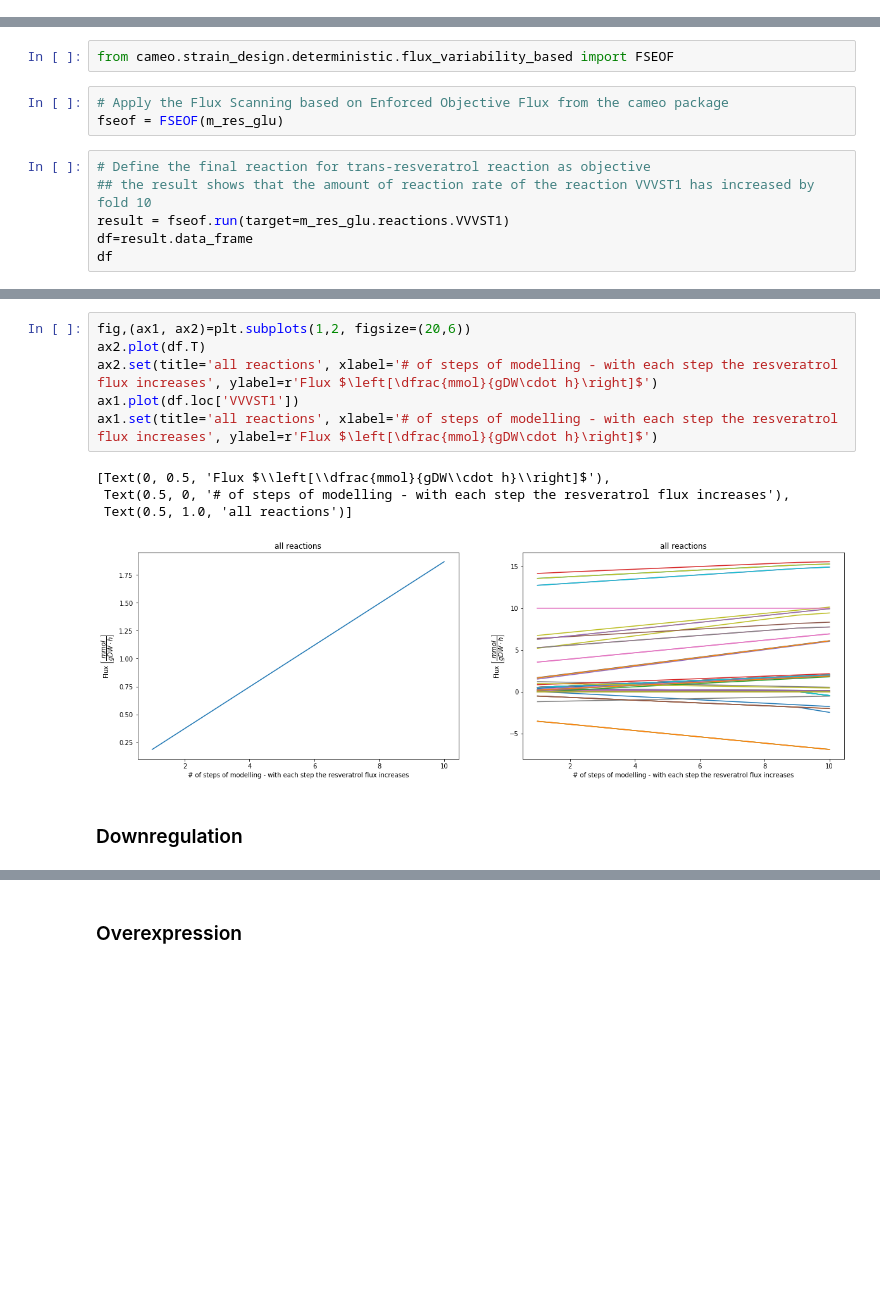
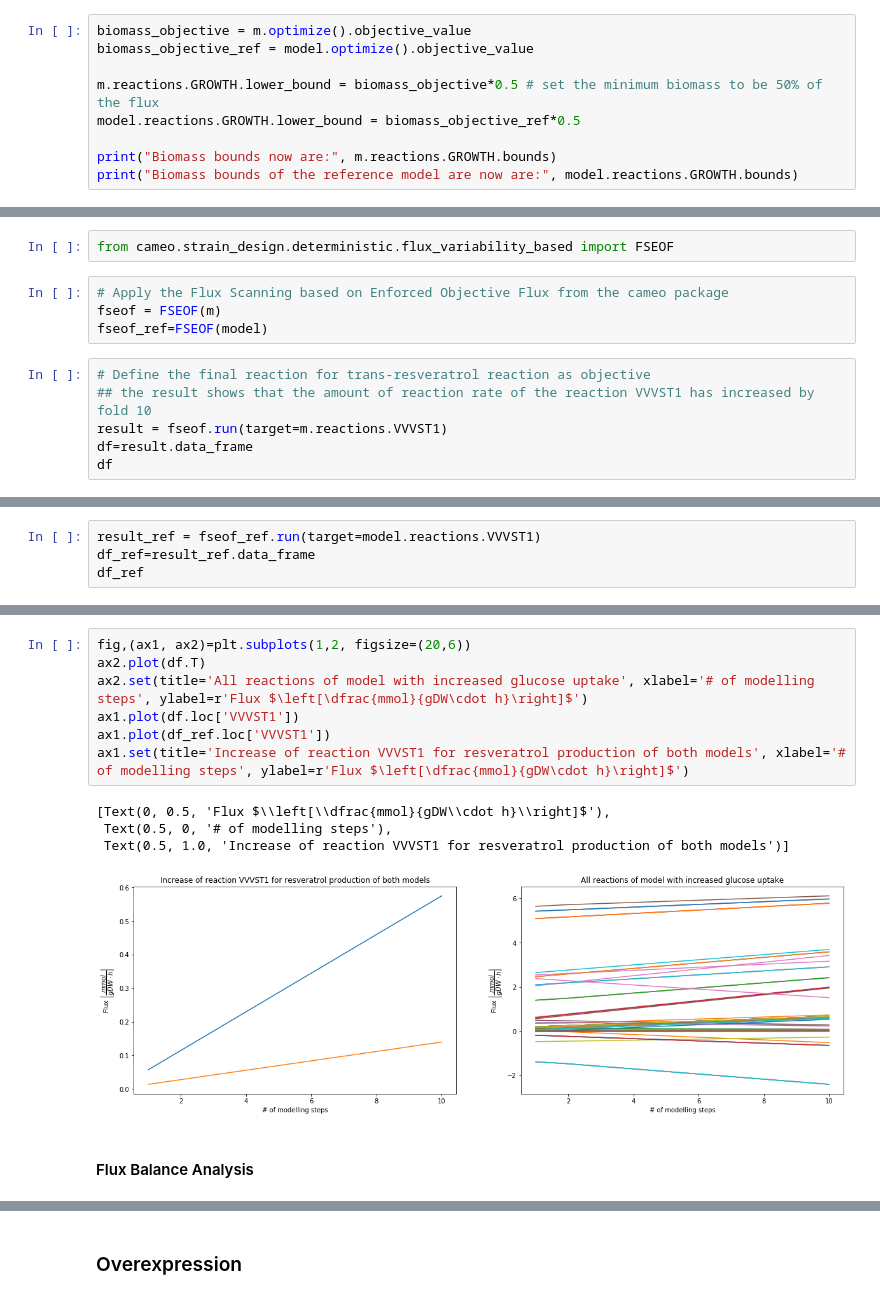
Before and after one commit to 27410/27410-group-assigment-group-4-resveratrol-in-s-cerevisiae, a Jupyter notebook: analysis/05.over_expression.ipynb, the cells around one changed output, grey strips where cells are left out. Cells and saved outputs as stored; diff of their text form; blank space fills up the shorter version.

```diff
--- a/analysis/05.over_expression.ipynb
+++ b/analysis/05.over_expression.ipynb
@@ -19,0 +29,9 @@ model = read_sbml_model("data/models/yeast8_resv_glc.xml")
+# %%
+biomass_objective = m.optimize().objective_value
+biomass_objective_ref = model.optimize().objective_value
+
+m.reactions.GROWTH.lower_bound = biomass_objective*0.5 # set the minimum biomass to be 50% of the flux
+model.reactions.GROWTH.lower_bound = biomass_objective_ref*0.5
+
+print("Biomass bounds now are:", m.reactions.GROWTH.bounds)
+print("Biomass bounds of the reference model are now are:", model.reactions.GROWTH.bounds)
@@ -23,11 +44,12 @@ model = read_sbml_model("data/models/yeast8_resv_glc.xml")
 from cameo.strain_design.deterministic.flux_variability_based import FSEOF
 # %%
 # Apply the Flux Scanning based on Enforced Objective Flux from the cameo package
-fseof = FSEOF(m_res_glu)
+fseof = FSEOF(m)
+fseof_ref=FSEOF(model)
 # %%
 # Define the final reaction for trans-resveratrol reaction as objective
 ## the result shows that the amount of reaction rate of the reaction VVVST1 has increased by fold 10
-result = fseof.run(target=m_res_glu.reactions.VVVST1)
+result = fseof.run(target=m.reactions.VVVST1)
 df=result.data_frame
 df
 # %% [output]
@@ -46,0 +69,4 @@ df
+# %%
+result_ref = fseof_ref.run(target=model.reactions.VVVST1)
+df_ref=result_ref.data_frame
+df_ref
@@ -47,13 +87,14 @@ df
 # %%
 fig,(ax1, ax2)=plt.subplots(1,2, figsize=(20,6))
 ax2.plot(df.T)
-ax2.set(title='all reactions', xlabel='# of steps of modelling - with each step the resveratrol flux increases', ylabel=r'Flux $\left[\dfrac{mmol}{gDW\cdot h}\right]$')
+ax2.set(title='All reactions of model with increased glucose uptake', xlabel='# of modelling steps', ylabel=r'Flux $\left[\dfrac{mmol}{gDW\cdot h}\right]$')
 ax1.plot(df.loc['VVVST1'])
-ax1.set(title='all reactions', xlabel='# of steps of modelling - with each step the resveratrol flux increases', ylabel=r'Flux $\left[\dfrac{mmol}{gDW\cdot h}\right]$')
+ax1.plot(df_ref.loc['VVVST1'])
+ax1.set(title='Increase of reaction VVVST1 for resveratrol production of both models', xlabel='# of modelling steps', ylabel=r'Flux $\left[\dfrac{mmol}{gDW\cdot h}\right]$')
 # %% [output]
 [Text(0, 0.5, 'Flux $\\left[\\dfrac{mmol}{gDW\\cdot h}\\right]$'),
- Text(0.5, 0, '# of steps of modelling - with each step the resveratrol flux increases'),
- Text(0.5, 1.0, 'all reactions')]
+ Text(0.5, 0, '# of modelling steps'),
+ Text(0.5, 1.0, 'Increase of reaction VVVST1 for resveratrol production of both models')]
-[figure, old version]
+[figure, new version]
-# %% [markdown]
-### Downregulation
+# %% [markdown]
+#### Flux Balance Analysis
```
Also changed, not shown: parts of 31 cells of this notebook, 5 other files.
